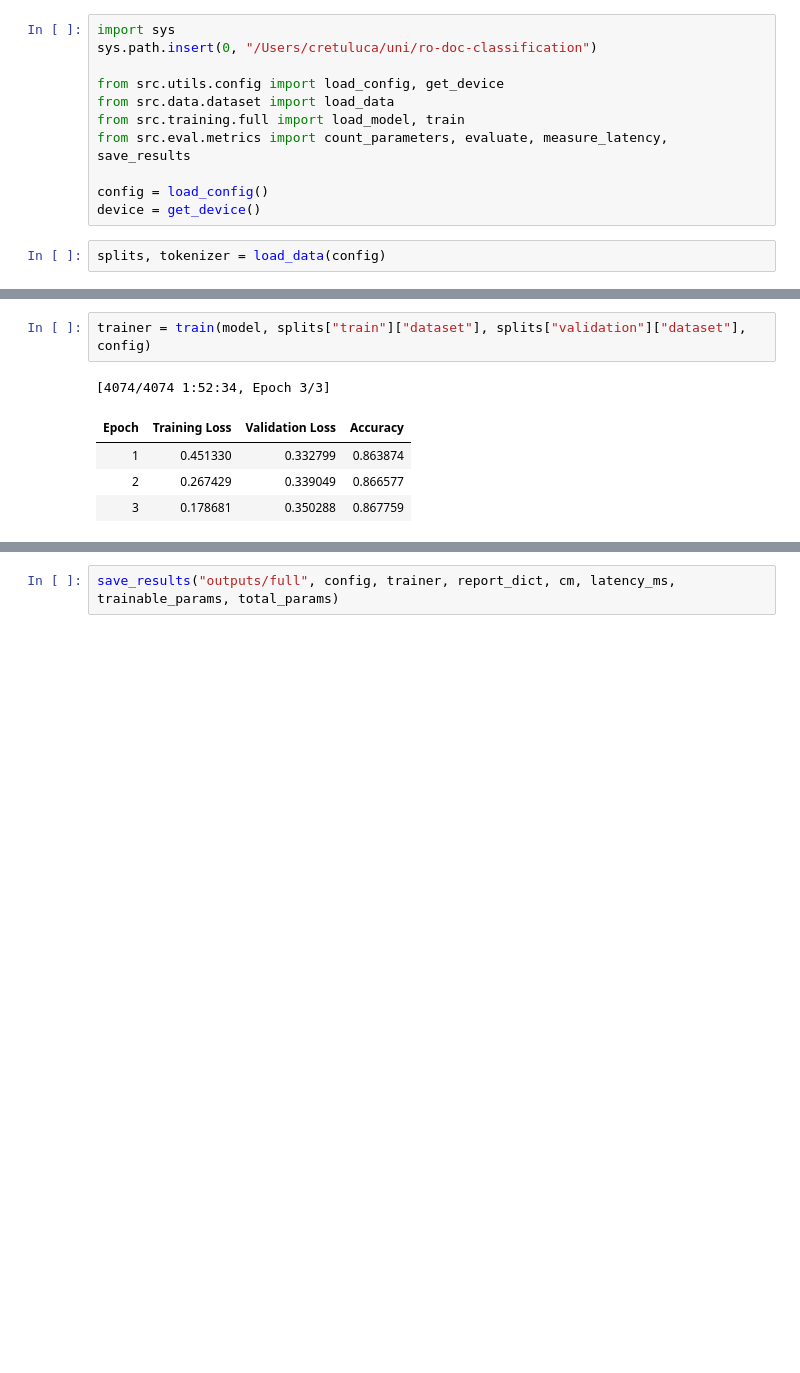
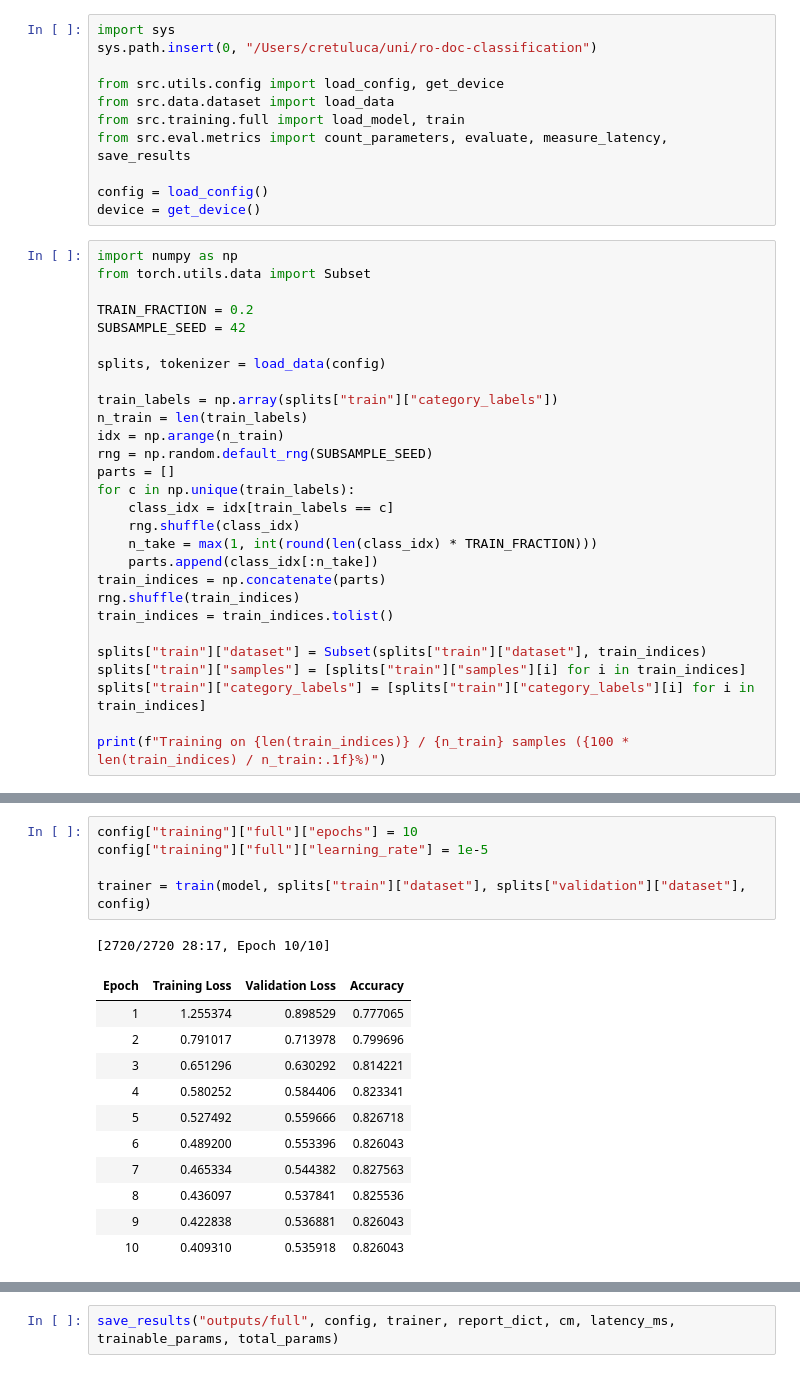
Before and after one commit to cretu-luca/ro-doc-classification, a Jupyter notebook: src/notebooks/finetune_full.ipynb, the cells around one changed output, grey strips where cells are left out. Cells and saved outputs as stored; diff of their text form; blank space fills up the shorter version.

```diff
--- a/src/notebooks/finetune_full.ipynb
+++ b/src/notebooks/finetune_full.ipynb
@@ -15,7 +15,33 @@ from src.eval.metrics import count_parameters, evaluate, measure_latency, save_r
 config = load_config()
 device = get_device()
 # %%
+import numpy as np
+from torch.utils.data import Subset
+
+TRAIN_FRACTION = 0.2
+SUBSAMPLE_SEED = 42
+
 splits, tokenizer = load_data(config)
+
+train_labels = np.array(splits["train"]["category_labels"])
+n_train = len(train_labels)
+idx = np.arange(n_train)
+rng = np.random.default_rng(SUBSAMPLE_SEED)
+parts = []
+for c in np.unique(train_labels):
+    class_idx = idx[train_labels == c]
+    rng.shuffle(class_idx)
+    n_take = max(1, int(round(len(class_idx) * TRAIN_FRACTION)))
+    parts.append(class_idx[:n_take])
+train_indices = np.concatenate(parts)
+rng.shuffle(train_indices)
+train_indices = train_indices.tolist()
+
+splits["train"]["dataset"] = Subset(splits["train"]["dataset"], train_indices)
+splits["train"]["samples"] = [splits["train"]["samples"][i] for i in train_indices]
+splits["train"]["category_labels"] = [splits["train"]["category_labels"][i] for i in train_indices]
+
+print(f"Training on {len(train_indices)} / {n_train} samples ({100 * len(train_indices) / n_train:.1f}%)")
 # %% [output]
 Loaded 21719 training samples...
 Loaded 5921 validation samples...
@@ -48,11 +75,21 @@ Trainable parameters: 115,067,142 | Total: 115,067,142 | Percentage: 100.00%
 # %%
+config["training"]["full"]["epochs"] = 10
+config["training"]["full"]["learning_rate"] = 1e-5
+
 trainer = train(model, splits["train"]["dataset"], splits["validation"]["dataset"], config)
 # %% [output]
-[4074/4074 1:52:34, Epoch 3/3]
+[2720/2720 28:17, Epoch 10/10]
 | Epoch | Training Loss | Validation Loss | Accuracy |
-| 1 | 0.451330 | 0.332799 | 0.863874 |
-| 2 | 0.267429 | 0.339049 | 0.866577 |
-| 3 | 0.178681 | 0.350288 | 0.867759 |
+| 1 | 1.255374 | 0.898529 | 0.777065 |
+| 2 | 0.791017 | 0.713978 | 0.799696 |
+| 3 | 0.651296 | 0.630292 | 0.814221 |
+| 4 | 0.580252 | 0.584406 | 0.823341 |
+| 5 | 0.527492 | 0.559666 | 0.826718 |
+| 6 | 0.489200 | 0.553396 | 0.826043 |
+| 7 | 0.465334 | 0.544382 | 0.827563 |
+| 8 | 0.436097 | 0.537841 | 0.825536 |
+| 9 | 0.422838 | 0.536881 | 0.826043 |
+| 10 | 0.409310 | 0.535918 | 0.826043 |
 # %%
 import matplotlib.pyplot as plt
 
```
Also changed, not shown: parts of 6 cells of this notebook, 6 other files.
